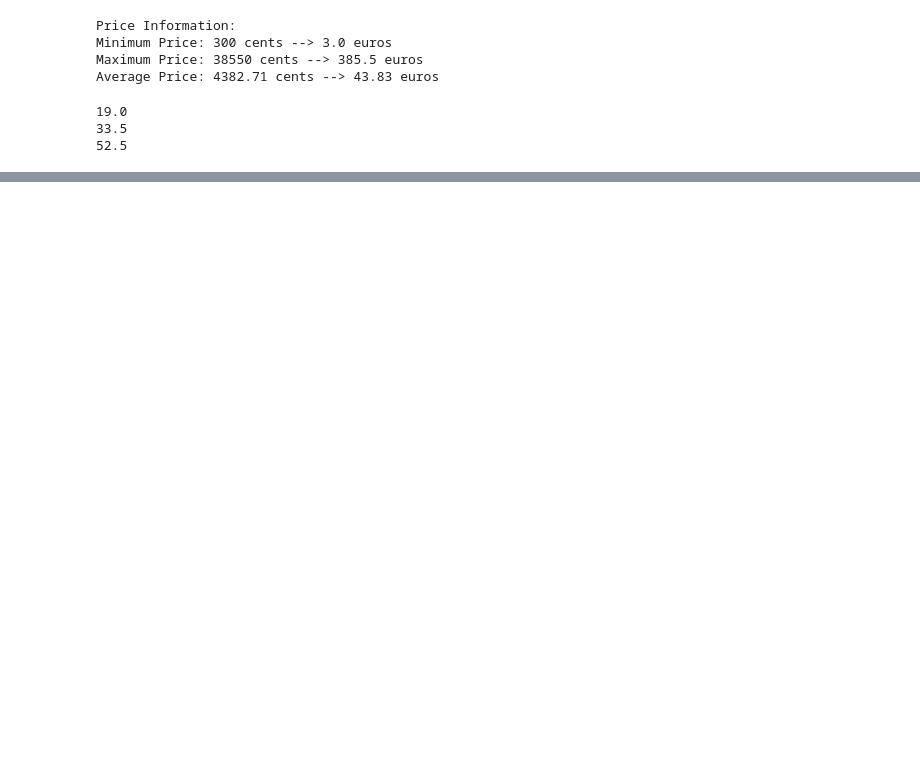
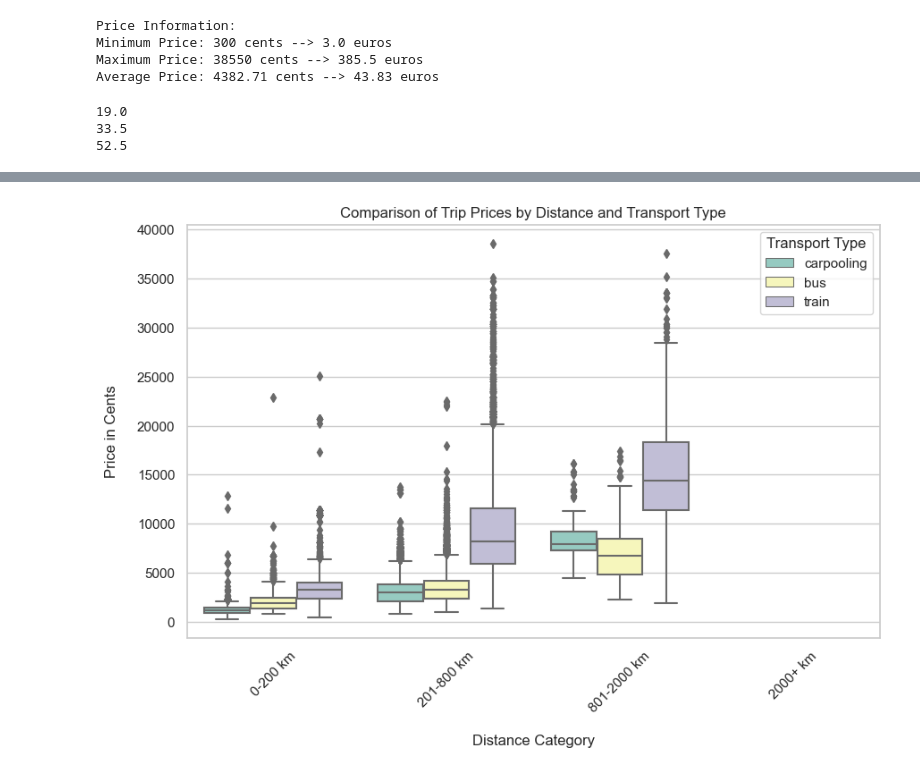
Before and after one commit to Amine5588/EDA_RandomForest, a Jupyter notebook: Test Technique.ipynb, the cells around one changed output, grey strips where cells are left out. Cells and saved outputs as stored; diff of their text form; code cells hidden in the pictures; blank space fills up the shorter version.

```diff
--- a/Test Technique.ipynb
+++ b/Test Technique.ipynb
@@ -277,0 +589,19 @@ print(Q3_75e_percentile/100)
+# %%
+def compare_prices(dataframe):
+    sns.set(style="whitegrid")
+    plt.figure(figsize=(10, 6))
+    price_comparison = sns.boxplot(
+        data=dataframe,
+        x="distance_category", y="price_in_cents", hue="transport_type",
+        palette="Set3"
+    )
+    price_comparison.set_xlabel("Distance Category", labelpad=15)
+    price_comparison.set_ylabel("Price in Cents", labelpad=15)
+    price_comparison.set_title("Comparison of Trip Prices by Distance and Transport Type")
+    price_comparison.legend(title="Transport Type")
+    plt.xticks(rotation=45)
+    plt.show()
+
+compare_prices(ticket_copy)
+# %% [output]
+[figure, added]
```
Also changed, not shown: parts of 52 cells of this notebook.
